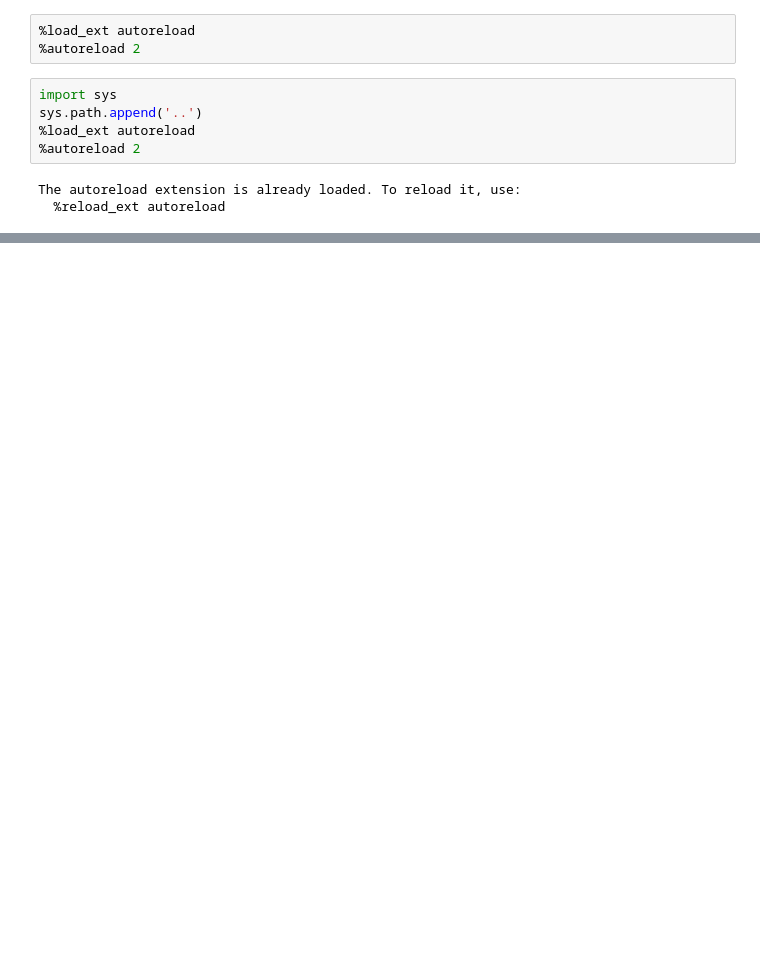
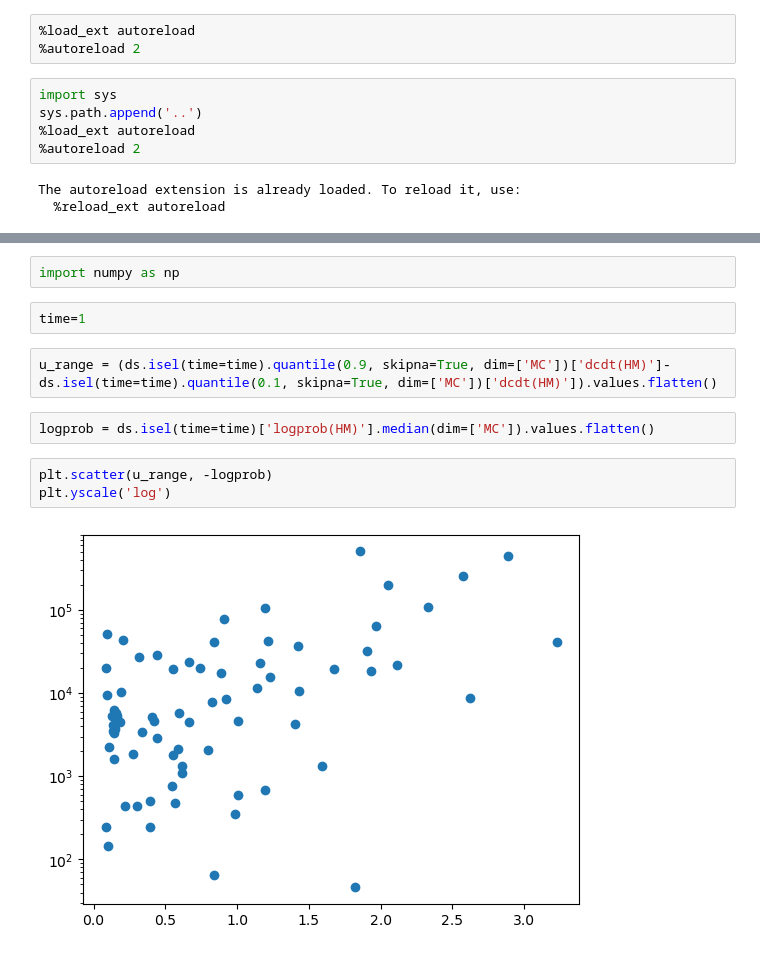
Before and after one commit to alexnaoki/soilgasflux_fcs, a Jupyter notebook: notebooks/multiprocessing_windows.ipynb, the cells around one changed output, grey strips where cells are left out. Drawn from its saved outputs; the diff is of its cells as text; blank space fills up the shorter version.

```diff
--- a/notebooks/multiprocessing_windows.ipynb
+++ b/notebooks/multiprocessing_windows.ipynb
@@ -46,0 +96,13 @@ expected_results.to_netcdf('./output/expected_synthetic_data62_2024-11-20.nc')
+# %%
+import numpy as np
+# %%
+time=1
+# %%
+u_range = (ds.isel(time=time).quantile(0.9, skipna=True, dim=['MC'])['dcdt(HM)']-ds.isel(time=time).quantile(0.1, skipna=True, dim=['MC'])['dcdt(HM)']).values.flatten()
+# %%
+logprob = ds.isel(time=time)['logprob(HM)'].median(dim=['MC']).values.flatten()
+# %%
+plt.scatter(u_range, -logprob)
+plt.yscale('log')
+# %% [output]
+[figure, added]
```
Also changed, not shown: parts of 13 cells of this notebook, 2 other files.
